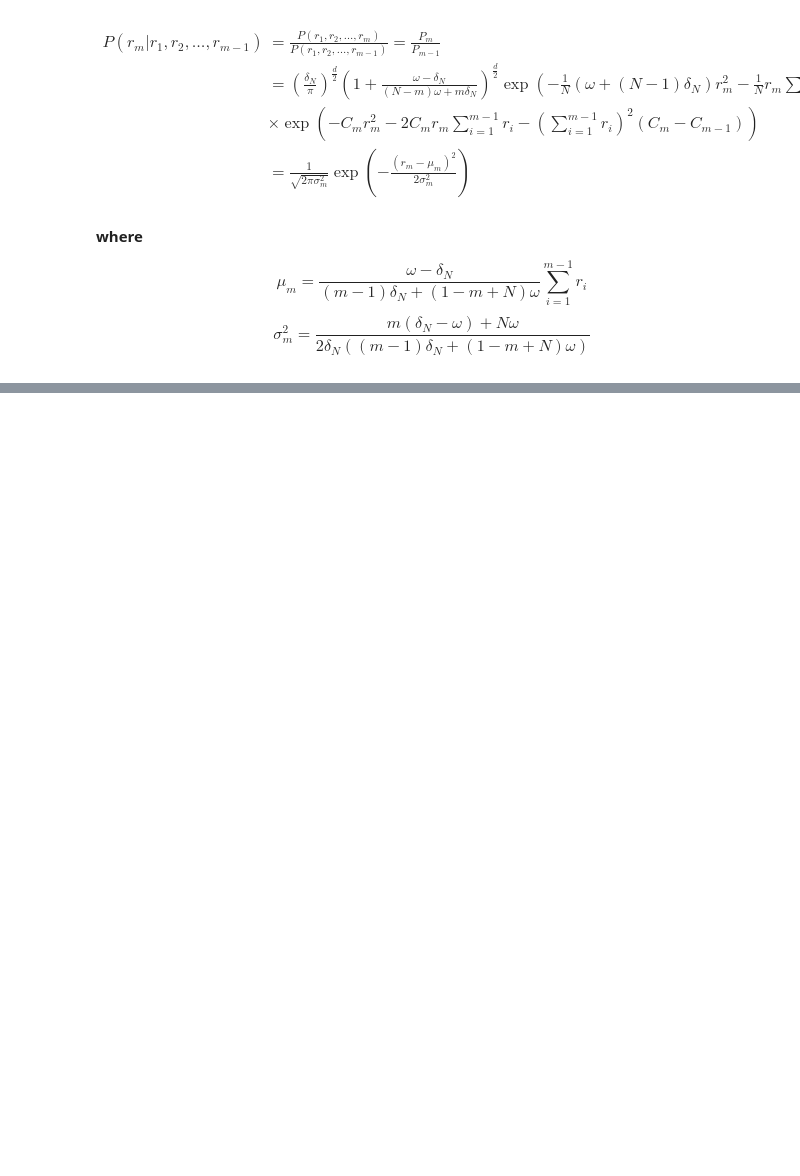
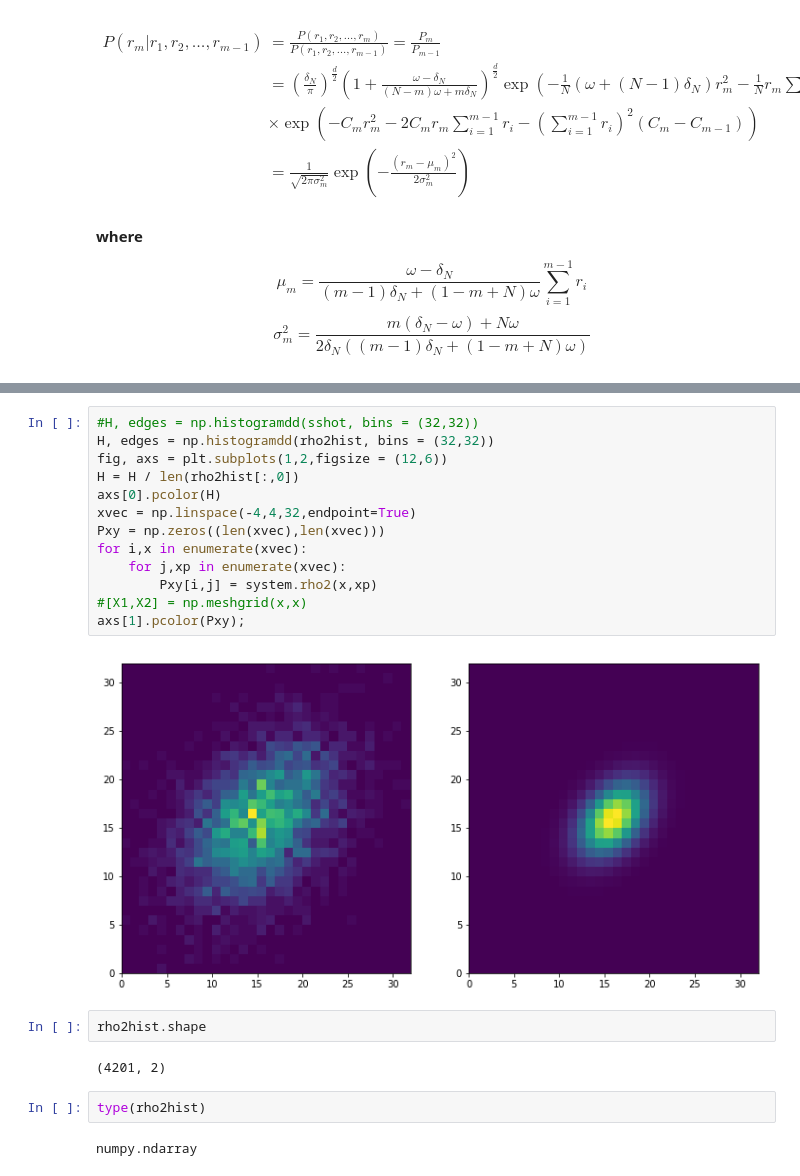
Before and after one commit to klaimans/PyStuff, a Jupyter notebook: pyHIM.ipynb, the cells around one changed output, grey strips where cells are left out. Cells and saved outputs as stored; diff of their text form; blank space fills up the shorter version.

```diff
--- a/pyHIM.ipynb
+++ b/pyHIM.ipynb
@@ -212,0 +279,23 @@ system = HIM(N = 2, omega = 1, lambda0 = 2);
+# %%
+#H, edges = np.histogramdd(sshot, bins = (32,32))
+H, edges = np.histogramdd(rho2hist, bins = (32,32))
+fig, axs = plt.subplots(1,2,figsize = (12,6))
+H = H / len(rho2hist[:,0])
+axs[0].pcolor(H)
+xvec = np.linspace(-4,4,32,endpoint=True)
+Pxy = np.zeros((len(xvec),len(xvec)))
+for i,x in enumerate(xvec):
+    for j,xp in enumerate(xvec):
+        Pxy[i,j] = system.rho2(x,xp)
+#[X1,X2] = np.meshgrid(x,x)
+axs[1].pcolor(Pxy);
+# %% [output]
+[figure, added]
+# %%
+rho2hist.shape
+# %% [output]
+(4201, 2)
+# %%
+type(rho2hist)
+# %% [output]
+numpy.ndarray
```
Also changed, not shown: parts of 17 cells of this notebook.
